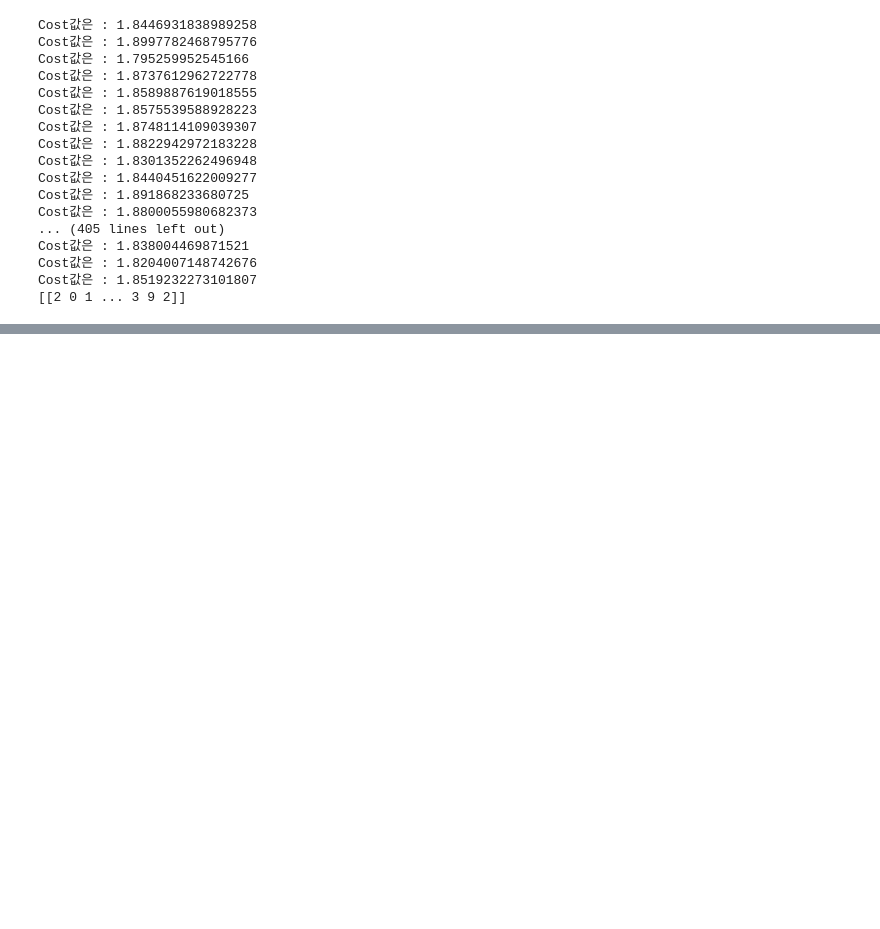
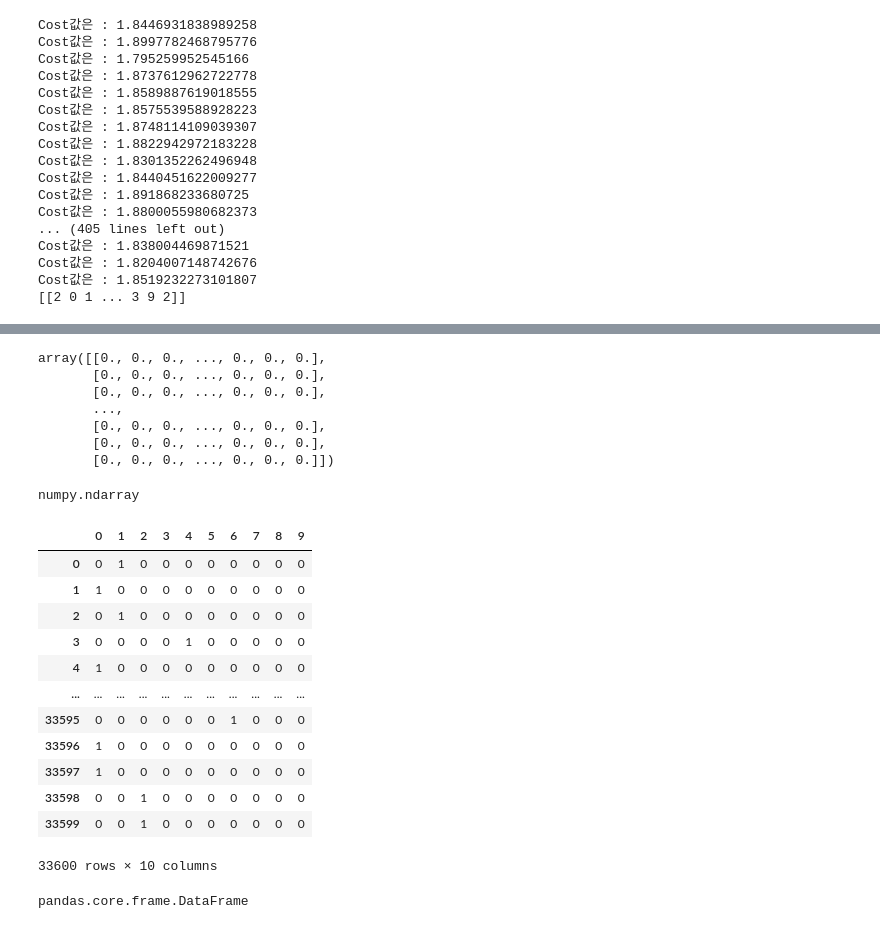
Before and after one commit to drhee0919/Rhee, a Jupyter notebook: python_projects/18_MNIST(35강).ipynb, the cells around one changed output, grey strips where cells are left out. Saved outputs shown, nothing was run; the diff lists cells and outputs as text; code cells hidden in the pictures; blank space fills up the shorter version.

```diff
--- a/python_projects/18_MNIST(35강).ipynb
+++ b/python_projects/18_MNIST(35강).ipynb
@@ -281,0 +264,67 @@ Cost값은 : 1.8519232273101807
+# %%
+## retry
+## 모듈을 이용한 전처리
+#필요모듈 불러오기
+import tensorflow as tf
+import pandas as pd
+import numpy as np
+import matplotlib.pyplot as plt
+from tensorflow.examples.tutorials.mnist import input_data
+from sklearn.preprocessing import MinMaxScaler
+
+# 원본데이터 불러오기
+mnist = pd.read_csv("./data/digit-recognizer/train.csv")
+
+#데이터 이원화, 분류
+train_num = int(mnist.shape[0] * 0.8)
+test_num = mnist.shape[0] - train_num
+
+train_data = mnist[:train_num]
+test_data = mnist[train_num:]
+
+#정의역, 공역 데이터 생성
+
+#train x,y 데이터
+train_x_data = mnist.drop("label", axis = 1, inplace = False)[:train_num].values
+test_x_data = mnist.drop("label",axis = 1, inplace = False)[train_num:].values
+
+#train x,y 데이터
+train_y_data = mnist['label'][:train_num].values
+test_y_data = mnist['label'][train_num:].values
+
+#학습을 위한 정규화(x데이터)
+scaler = MinMaxScaler()
+train_x_data = scaler.fit_transform(train_x_data)
+test_x_data=scaler.fit_transform(test_x_data)
+
+#더미변수화(One-hot Encoding, y데이터 )
+train_y_data = pd.get_dummies(train_y_data)
+test_y_data = pd.get_dummies(test_y_data)
+# %%
+display(train_x_data)
+display(type(train_x_data)) #numpy.ndarray
+display(train_y_data)
+display(type(train_y_data)) #pandas.core.frame.DataFrame
+# %% [output]
+array([[0., 0., 0., ..., 0., 0., 0.],
+       [0., 0., 0., ..., 0., 0., 0.],
+       [0., 0., 0., ..., 0., 0., 0.],
+       ...,
+       [0., 0., 0., ..., 0., 0., 0.],
+       [0., 0., 0., ..., 0., 0., 0.],
+       [0., 0., 0., ..., 0., 0., 0.]])
+numpy.ndarray
+|  | 0 | 1 | 2 | 3 | 4 | 5 | 6 | 7 | 8 | 9 |
+| 0 | 0 | 1 | 0 | 0 | 0 | 0 | 0 | 0 | 0 | 0 |
+| 1 | 1 | 0 | 0 | 0 | 0 | 0 | 0 | 0 | 0 | 0 |
+| 2 | 0 | 1 | 0 | 0 | 0 | 0 | 0 | 0 | 0 | 0 |
+| 3 | 0 | 0 | 0 | 0 | 1 | 0 | 0 | 0 | 0 | 0 |
+| 4 | 1 | 0 | 0 | 0 | 0 | 0 | 0 | 0 | 0 | 0 |
+| ... | ... | ... | ... | ... | ... | ... | ... | ... | ... | ... |
+| 33595 | 0 | 0 | 0 | 0 | 0 | 0 | 1 | 0 | 0 | 0 |
+| 33596 | 1 | 0 | 0 | 0 | 0 | 0 | 0 | 0 | 0 | 0 |
+| 33597 | 1 | 0 | 0 | 0 | 0 | 0 | 0 | 0 | 0 | 0 |
+| 33598 | 0 | 0 | 1 | 0 | 0 | 0 | 0 | 0 | 0 | 0 |
+| 33599 | 0 | 0 | 1 | 0 | 0 | 0 | 0 | 0 | 0 | 0 |
+33600 rows × 10 columns
+pandas.core.frame.DataFrame
```
Also changed, not shown: parts of 7 cells of this notebook, 2 other files.
